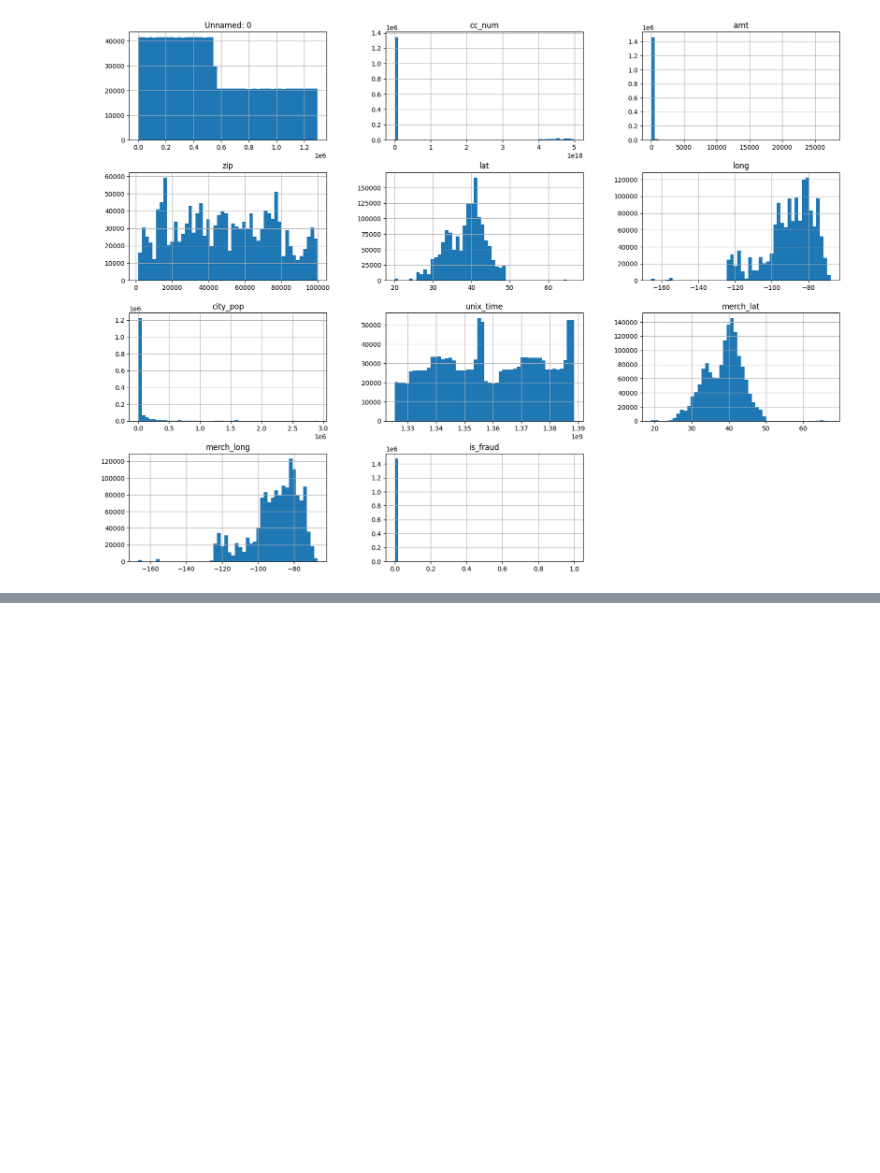
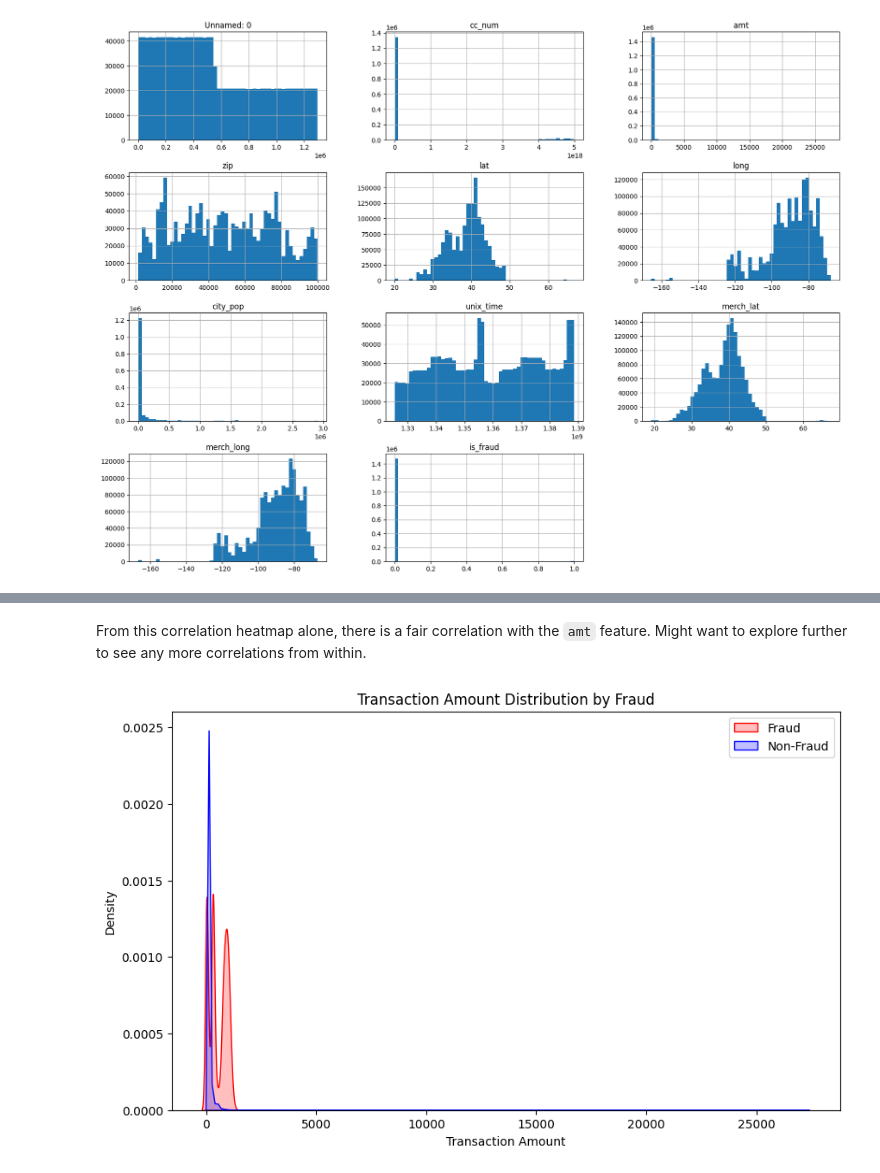
Before and after one commit to kmissmer/CreditCardFinalProject, a Jupyter notebook: final.ipynb, the cells around one changed output, grey strips where cells are left out. Drawn from its saved outputs; the diff is of its cells as text; code cells hidden in the pictures; blank space fills up the shorter version.

```diff
--- a/final.ipynb
+++ b/final.ipynb
@@ -174,0 +201,17 @@ array([[<Axes: title={'center': 'Unnamed: 0'}>,
+# %% [markdown]
+From this correlation heatmap alone, there is a fair correlation with the `amt` feature. Might want to explore further to see any more correlations from within.
+# %%
+# Separate fraud and non-fraud transactions
+fraud = train[train['is_fraud'] == 1]
+non_fraud = train[train['is_fraud'] == 0]
+
+# Plot distributions
+plt.figure(figsize=(10, 6))
+sns.kdeplot(fraud['amt'], fill=True, label='Fraud', color='red')
+sns.kdeplot(non_fraud['amt'], fill=True, label='Non-Fraud', color='blue')
+plt.title('Transaction Amount Distribution by Fraud')
+plt.xlabel('Transaction Amount')
+plt.legend()
+plt.show()
+# %% [output]
+[figure, added]
```
Also changed, not shown: parts of 30 cells of this notebook.
